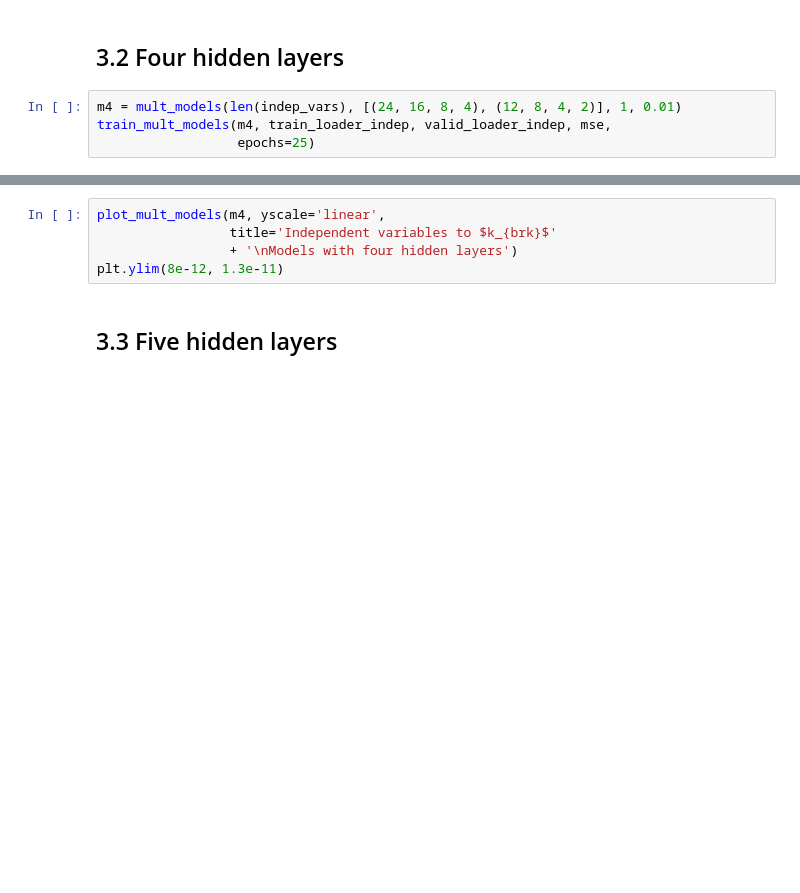
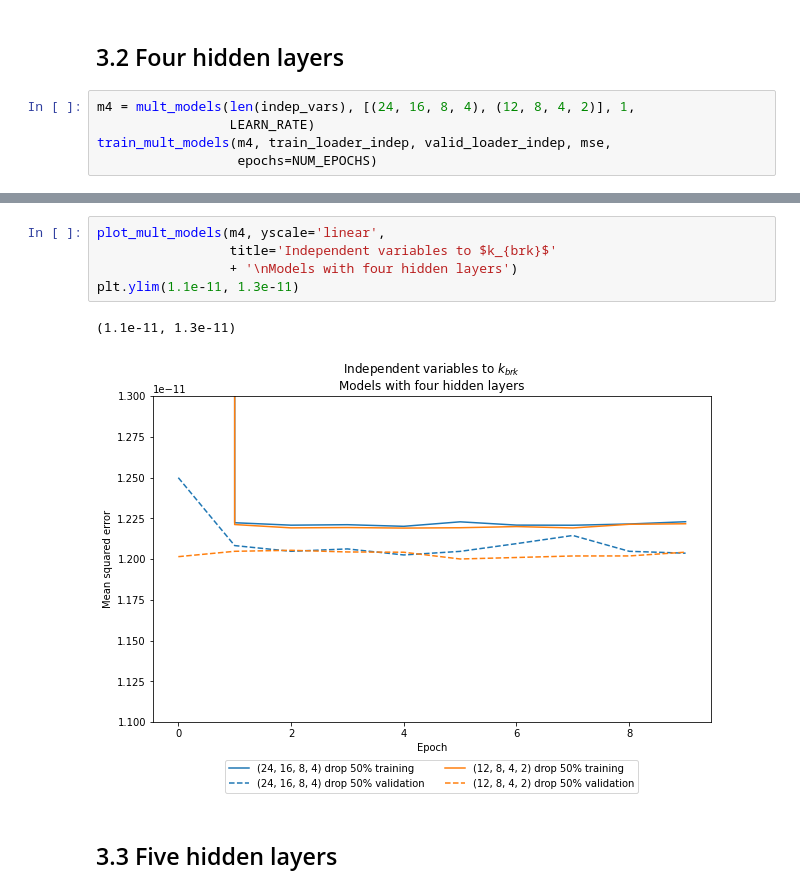
Before and after one commit to vtd9/solar_regression, a Jupyter notebook: hw2.ipynb, the cells around one changed output, grey strips where cells are left out. Cells and saved outputs as stored; diff of their text form; blank space fills up the shorter version.

```diff
--- a/hw2.ipynb
+++ b/hw2.ipynb
@@ -481,6 +488,7 @@ plot_mult_models(m3a,
 # %% [markdown]
 ## 3.2 Four hidden layers
 # %%
-m4 = mult_models(len(indep_vars), [(24, 16, 8, 4), (12, 8, 4, 2)], 1, 0.01)
+m4 = mult_models(len(indep_vars), [(24, 16, 8, 4), (12, 8, 4, 2)], 1,
+                 LEARN_RATE)
 train_mult_models(m4, train_loader_indep, valid_loader_indep, mse,
-                  epochs=25)
+                  epochs=NUM_EPOCHS)
@@ -493,8 +505,11 @@ plot_mult_models(m4,
 # %%
 plot_mult_models(m4, yscale='linear',
                  title='Independent variables to $k_{brk}$'
                  + '\nModels with four hidden layers')
-plt.ylim(8e-12, 1.3e-11)
+plt.ylim(1.1e-11, 1.3e-11)
+# %% [output]
+(1.1e-11, 1.3e-11)
+[figure, added]
 # %% [markdown]
 ## 3.3 Five hidden layers
 # %%
```
Also changed, not shown: parts of 47 cells of this notebook.
